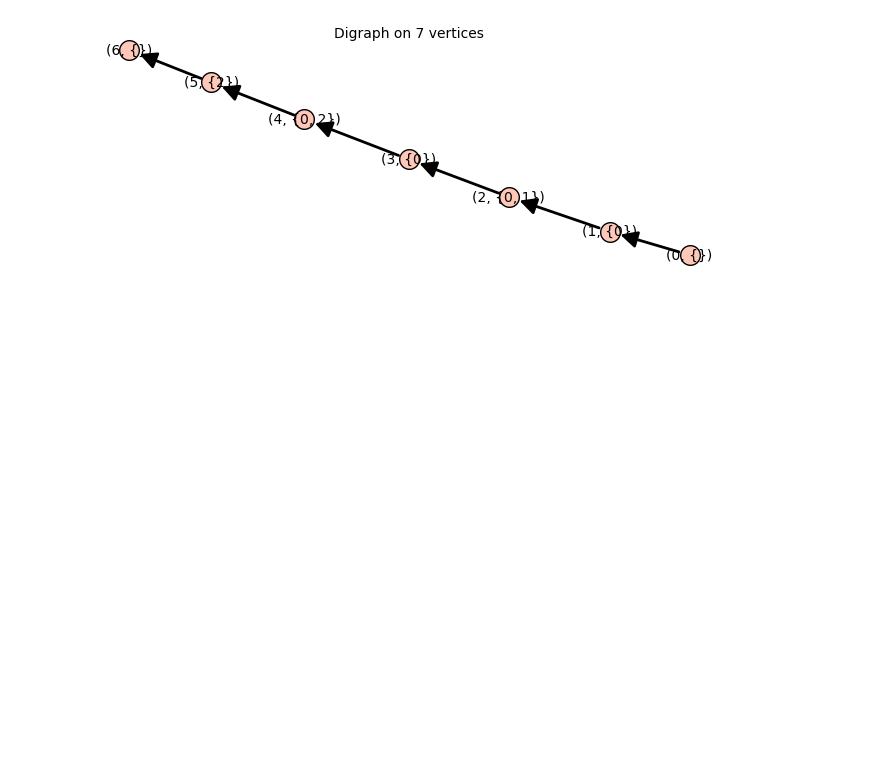
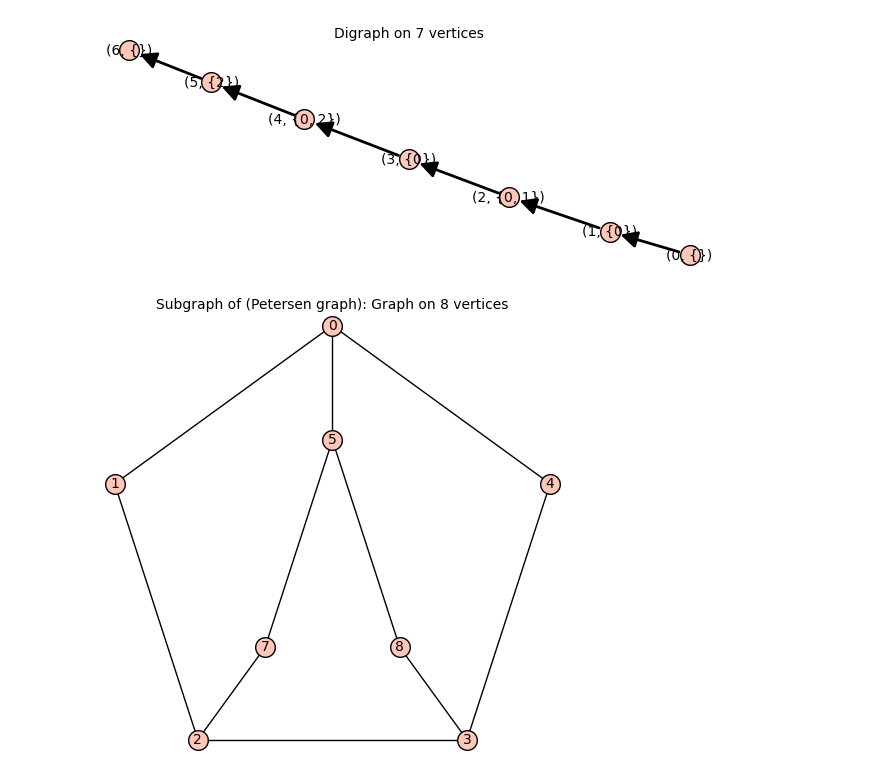
Before and after one commit to guojing0/count-graph-homs, a Jupyter notebook: hom-count-exp.ipynb, the cells around one changed output. Drawn from its saved outputs; the diff is of its cells as text; code cells hidden in the pictures; blank space fills up the shorter version.

```diff
--- a/hom-count-exp.ipynb
+++ b/hom-count-exp.ipynb
@@ -135,3 +131,9 @@ for _ in range(500):
         max_num = num
 
 print(max_num)
+# %%
+G = graphs.PetersenGraph()
+lst = [0, 1, 2, 3, 4, 5, 7, 8]
+G.subgraph(lst)
+# %% [output]
+[figure, added]
```
Also changed, not shown: parts of 2 cells of this notebook, 1 other file.
